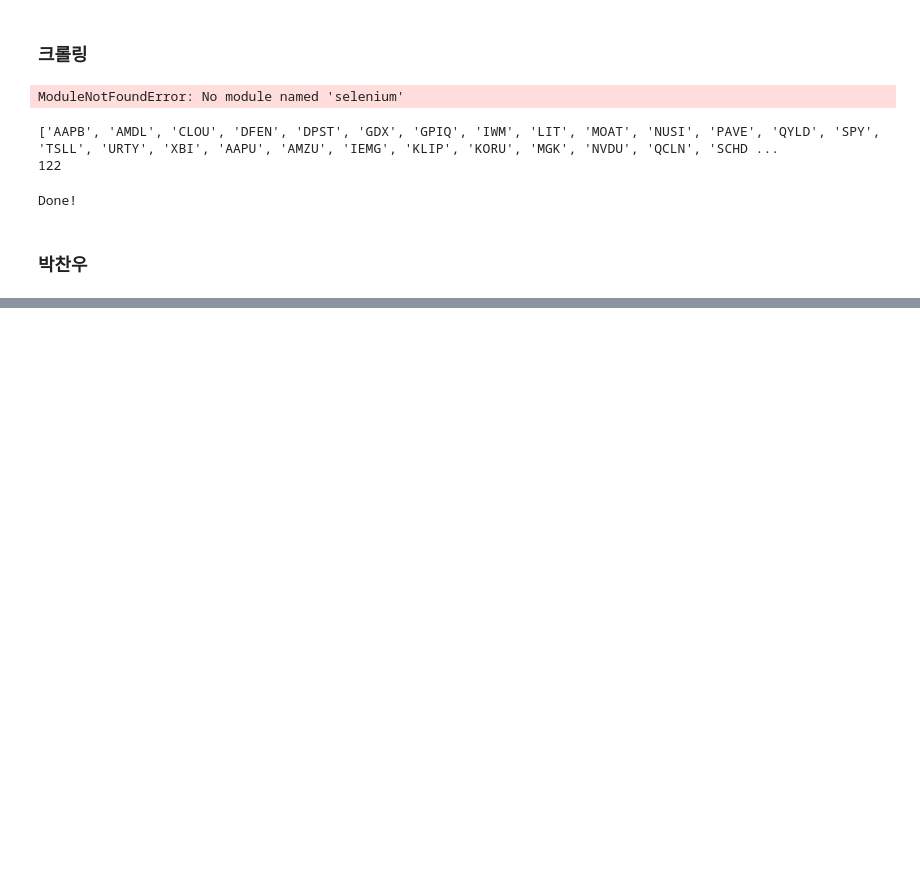
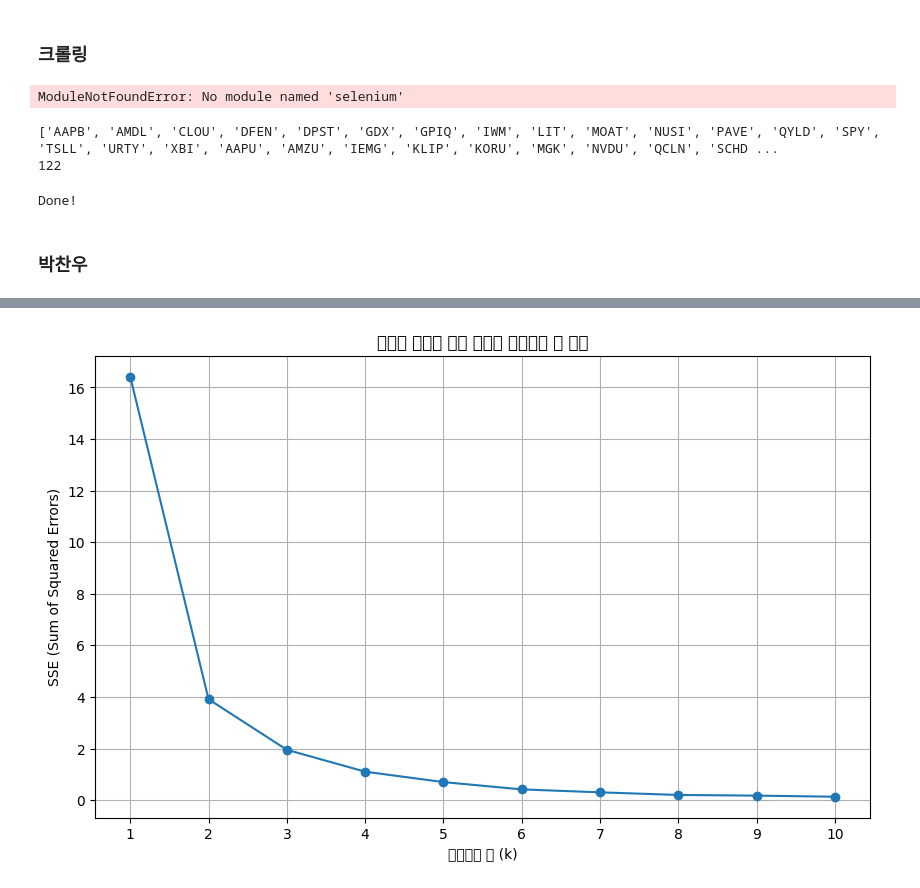
Before and after one commit to froggy-hyun/24NH_bigdata, a Jupyter notebook: code_main.ipynb, the cells around one changed output, grey strips where cells are left out. Saved outputs shown, nothing was run; the diff lists cells and outputs as text; code cells hidden in the pictures; blank space fills up the shorter version.

```diff
--- a/code_main.ipynb
+++ b/code_main.ipynb
@@ -692,0 +699,33 @@ unique_df
+# %%
+import pandas as pd
+from sklearn.cluster import KMeans
+import matplotlib.pyplot as plt
+import seaborn as sns
+X = unique_df[['score']].values
+kmeans = KMeans(n_clusters=2, random_state=42)
+
+# 모델 학습
+kmeans.fit(X)
+
+# 클러스터 라벨 저장
+unique_df['cluster'] = kmeans.labels_
+# %%
+sse = []
+k_range = range(1, 11)  # k=1부터 k=10까지 시도
+
+for k in k_range:
+    kmeans = KMeans(n_clusters=k, random_state=42)
+    kmeans.fit(unique_df[['score']])
+    sse.append(kmeans.inertia_)
+
+# 엘보우 그래프 그리기
+plt.figure(figsize=(10, 6))
+plt.plot(k_range, sse, marker='o')
+plt.title('엘보우 방법을 통한 최적의 클러스터 수 결정')
+plt.xlabel('클러스터 수 (k)')
+plt.ylabel('SSE (Sum of Squared Errors)')
+plt.xticks(k_range)
+plt.grid(True)
+plt.show()
+# %% [output]
+[figure, added]
```
Also changed, not shown: parts of 8 cells of this notebook.
